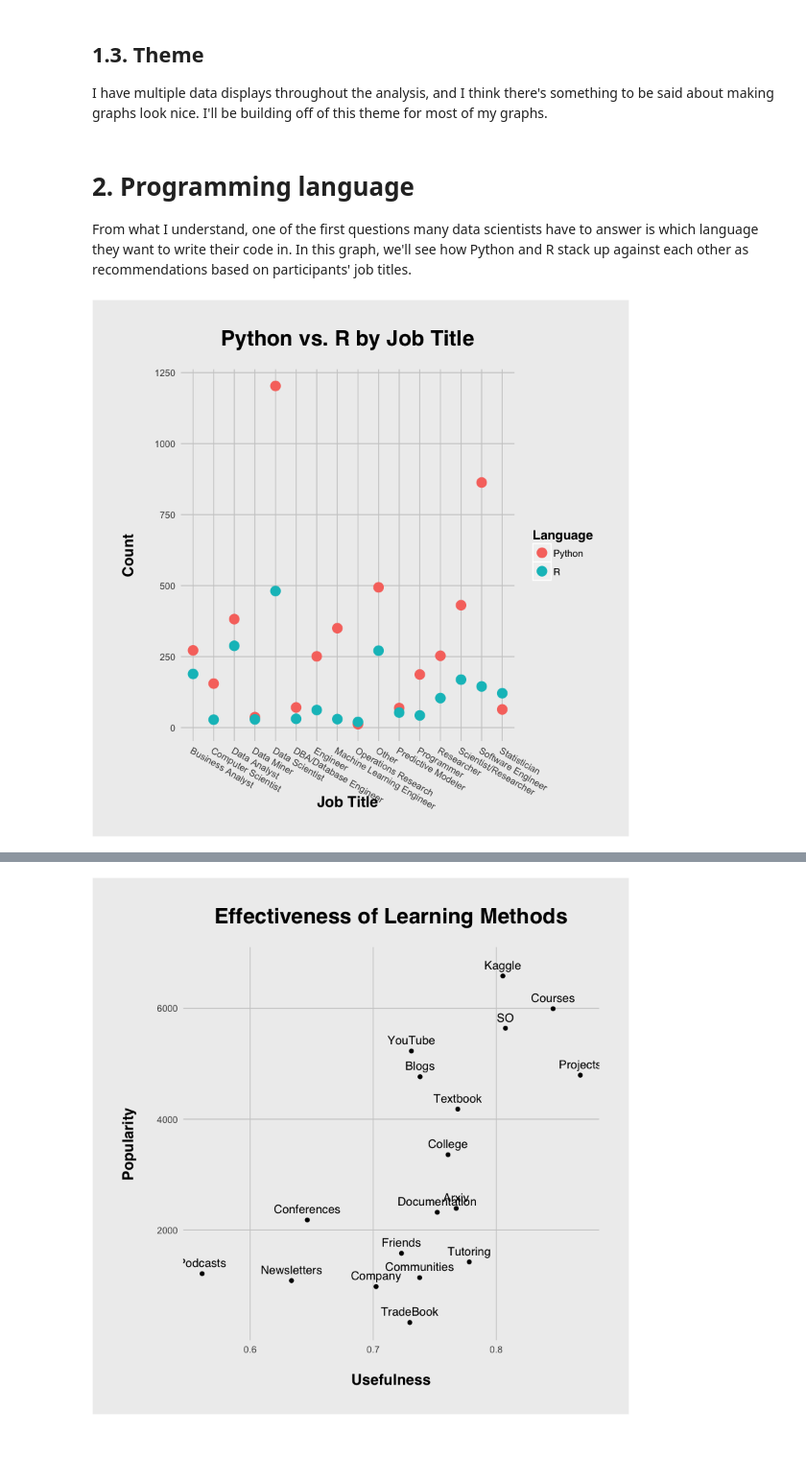
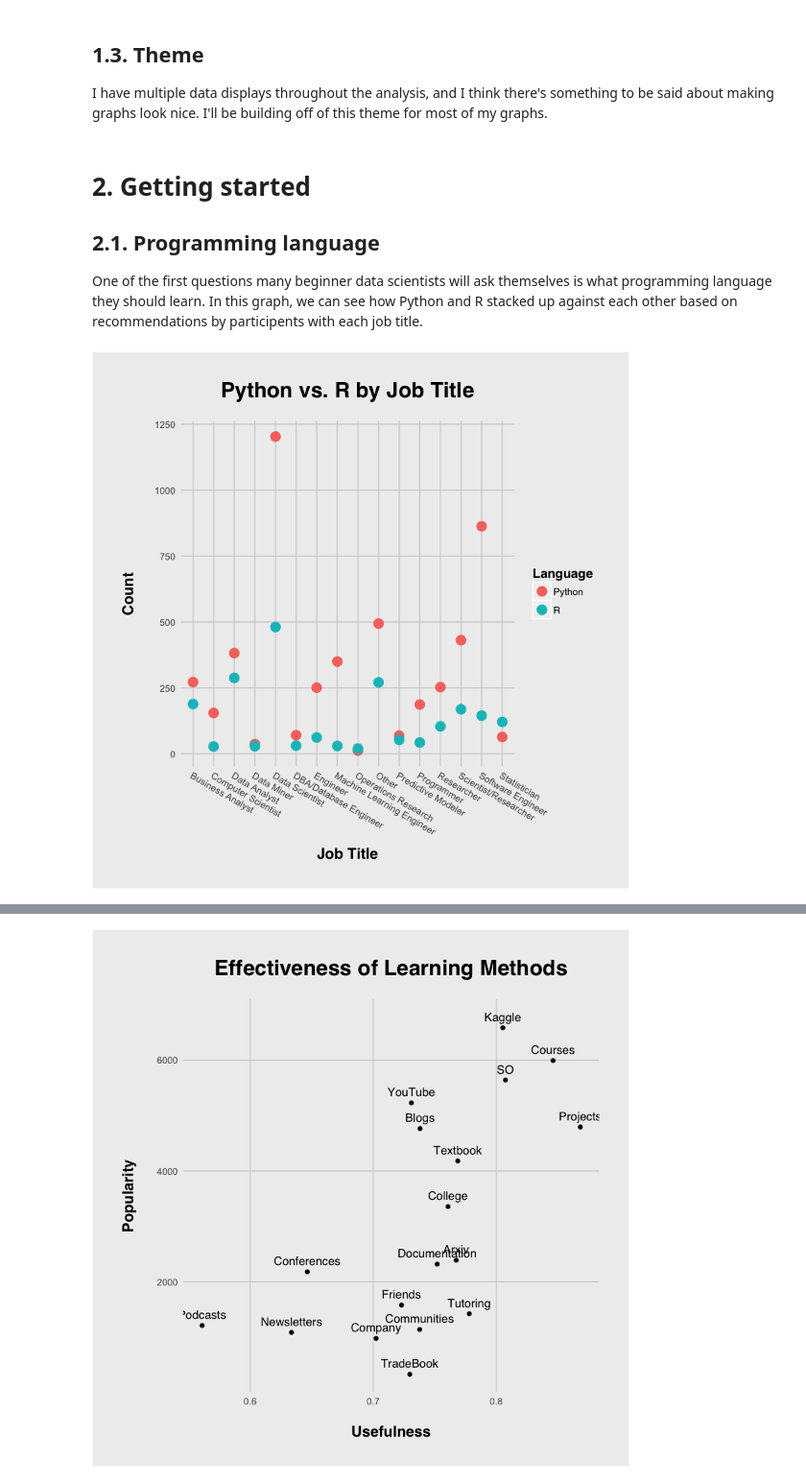
Before and after one commit to jackcook/kaggle-survey, a Jupyter notebook: analysis.ipynb, the cells around one changed output, grey strips where cells are left out. Shown: that part at 96% size. Cells and saved outputs as stored; diff of their text form; code cells hidden in the pictures; blank space fills up the shorter version.

```diff
--- a/analysis.ipynb
+++ b/analysis.ipynb
@@ -72,25 +74,28 @@ jack_theme <- theme(
     plot.margin = unit(c(1, 1, 1, 1), "cm")
 )
 # %% [markdown]
-# 2. Programming language
+# 2. Getting started
+<a id="getting_started"></a>
+
+## 2.1. Programming language
 <a id="programming_language"></a>
 
-From what I understand, one of the first questions many data scientists have to answer is which language they want to write their code in. In this graph, we'll see how Python and R stack up against each other as recommendations based on participants' job titles.
+One of the first questions many beginner data scientists will ask themselves is what programming language they should learn. In this graph, we can see how Python and R stacked up against each other based on recommendations by participents with each job title.
 # %%
 results %>%
     rename(Language = LanguageRecommendationSelect, title = CurrentJobTitleSelect) %>%
     filter(Language == "R" | Language == "Python") %>%
     filter(title != "") %>%
     group_by(title, Language) %>%
     count() %>%
     ggplot(aes(title, n, color = Language)) +
     ggtitle("Python vs. R by Job Title") +
     labs(x = "Job Title", y = "Count") +
     geom_point(size = 4) +
     jack_theme +
     theme(
         axis.text.x = element_text(angle = 330, hjust = 0),
-        axis.title.x = element_text(margin = margin(t = -13))
+        axis.title.x = element_text(margin = margin(t = 12))
     )
 # %% [output]
-[figure, old version]
+[figure, new version]
```
Also changed, not shown: parts of 11 cells of this notebook.
